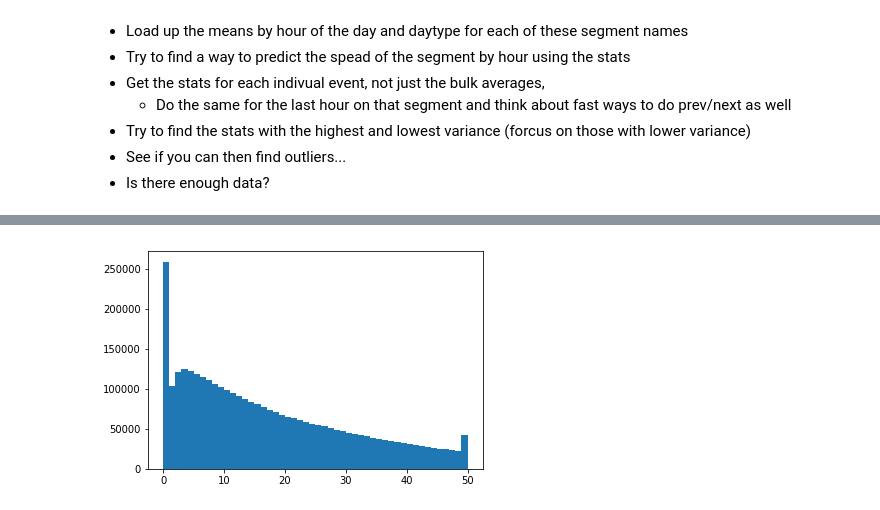
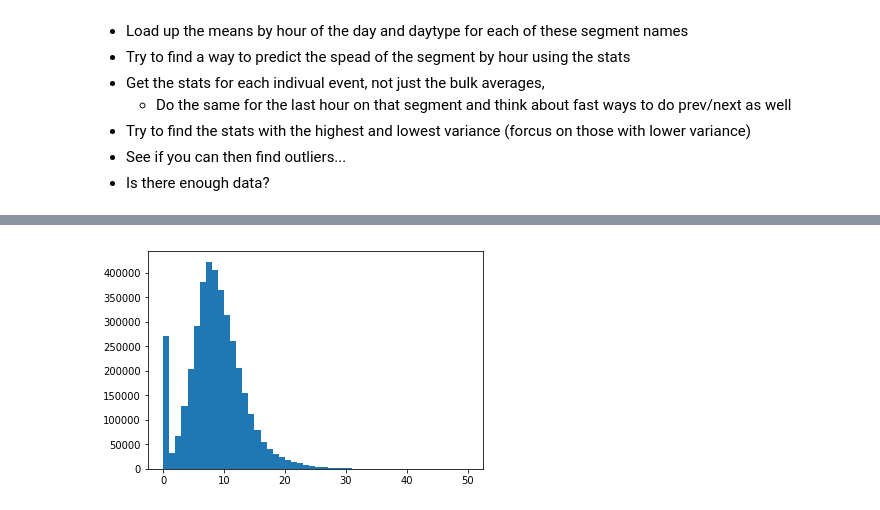
Before and after one commit to gingertom/buses, a Jupyter notebook: Data Exploration/GPS-speed/GPS-speed.ipynb, the cells around one changed output, grey strips where cells are left out. Saved outputs shown, nothing was run; the diff lists cells and outputs as text; code cells hidden in the pictures.

Commit message:
Slow and steady progress, but not better than the baseline yet.

```diff
--- a/Data Exploration/GPS-speed/GPS-speed.ipynb
+++ b/Data Exploration/GPS-speed/GPS-speed.ipynb
@@ -117,0 +268,4 @@ messages
+# %%
+se['speed_mph'] = se['real_length'] / se['segment_duration'] * 2.237
+
+se['speed_mph_baseline'] = se['real_length'] / se['mean_durations_by_segment_code_and_hour_and_day'] * 2.237
@@ -171,2 +407,6 @@ messages['delta_speed'] = messages['delta_distance']/(messages['delta_time'] / n
 # %%
 messages['speed_mph'] = messages['delta_speed'] * 2.237
+# %%
+# messages.to_csv("messages_with_true_dist.csv")
+
+messages = pd.read_csv("messages_with_true_dist.csv")
@@ -290,5 +502,5 @@ all_stats_df = cal_stats()
 # %%
-se['speed_mph'] = se['line_distance']*1000/se['segment_duration'] * 2.237
+se['speed_mph'] = se['real_length']/se['segment_duration'] * 2.237
 # %%
 plt.hist(se['speed_mph'], range=(0, 60), bins=61);
 # %% [output]
@@ -296,7 +508,7 @@ plt.hist(se['speed_mph'], range=(0, 60), bins=61);
 # %%
-se['mean_speed_mph_by_segment_code'] = se['line_distance']*1000/se['mean_durations_by_segment_code'] * 2.237
+se['mean_speed_mph_by_segment_code'] = se['real_length']/se['mean_durations_by_segment_code'] * 2.237
 
-se['mean_speed_mph_by_segment_code_hour'] = se['line_distance']*1000/se['mean_durations_by_segment_code_and_hour'] * 2.237
+se['mean_speed_mph_by_segment_code_hour'] = se['real_length']/se['mean_durations_by_segment_code_and_hour'] * 2.237
 
 se['speed_mph_diff_mean_to_hour'] = se['mean_speed_mph_by_segment_code_hour'] - se['mean_speed_mph_by_segment_code']
 # %%
@@ -730,4 +944,4 @@ np.save("se_gps_features_20min_80min_prev_next_2", se_gps_data_hour_prev_next)
 # %%
-plt.hist(se_gps_data_hour_prev_next[:,7], bins=50, range=(0,50));
+plt.hist(se_gps_data_hour_prev_next[:,4], bins=50, range=(0,50));
 # %% [output]
-[figure, old version]
+[figure, new version]
```
Also changed, not shown: parts of 100 cells of this notebook, 1 other file.
